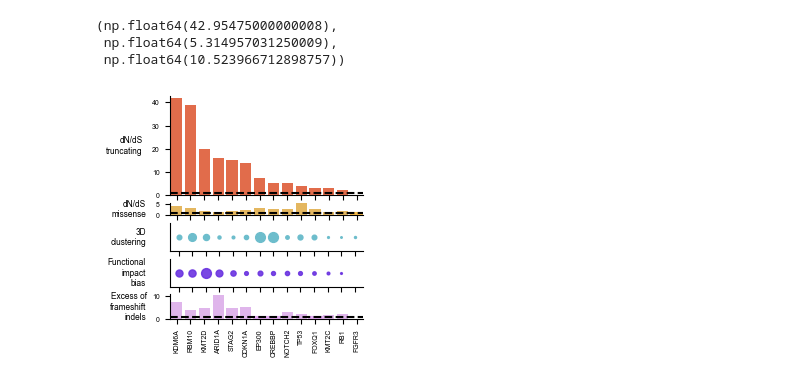
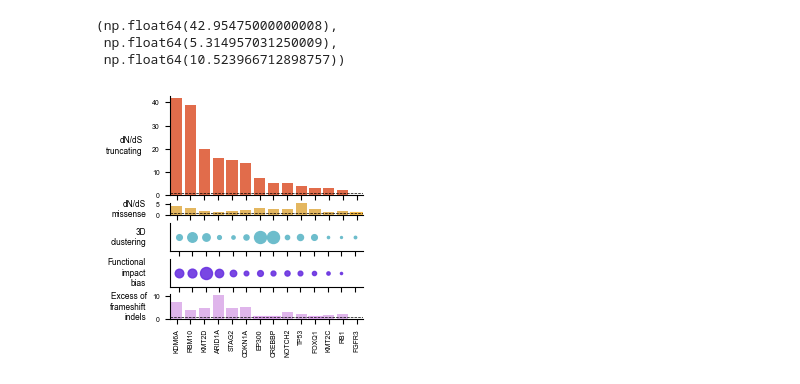
Before and after one commit to bbglab/normal_bladder_paper, a Jupyter notebook: extended/extended4/ExtendedFig4b_summarycohort.ipynb, the cells around one changed output. Drawn from its saved outputs; the diff is of its cells as text; code cells hidden in the pictures.

```diff
--- a/extended/extended4/ExtendedFig4b_summarycohort.ipynb
+++ b/extended/extended4/ExtendedFig4b_summarycohort.ipynb
@@ -293,7 +293,7 @@ ax1.set_ylabel('dN/dS\ntruncating', rotation = 0, labelpad=7, verticalalignment
 # ax1.set_yticklabels([0,10,20,30,40,50])
 # ax1.set_yticklabels([0,5,10,15, 20, 25, 30, 35])
 ax1.set_xticklabels([])  # Hide x-axis labels on the middle plot
-ax1.axhline(1, color='black', linestyle='--')
+ax1.axhline(1, color='black', linestyle='--', linewidth = 0.5)
 ax1.set_ylim(0, max_trunc)
 
 # Remove top and right spines
@@ -343,7 +343,7 @@ ax2.set_ylabel('dN/dS\nmissense', rotation = 0, labelpad=7, verticalalignment =
 ax2.set_ylim(0, max_mis), max_indels
 
 ax2.set_xticklabels([])  # Hide x-axis labels on the upper plot
-ax2.axhline(1, color='black', linestyle='--')
+ax2.axhline(1, color='black', linestyle='--', linewidth = 0.5)
 # Remove top and right spines
 ax2.spines['top'].set_visible(False)
 ax2.spines['right'].set_visible(False)
@@ -361,7 +361,7 @@ for j, gene in enumerate(gene_order):
         pvalue = df.loc[df['GENE'] == gene, 'pvalue'].values[0]
         color = metrics_colors_dictionary[name_metric] if pvalue < pvalue_thres else 'none'
         edgecolor = metrics_colors_dictionary[name_metric]
-        size = value * 10  # Scale size for better visualization
+        size = value * 15  # Scale size for better visualization
         ax4.scatter(j, 0, s=size, color=color, edgecolors=edgecolor, alpha=1,)
         # ax3.text(j, i, f'{value_original:.2f}', ha='center', va='center', fontsize=8, color='black')
     except:
@@ -397,7 +397,7 @@ for j, gene in enumerate(gene_order):
         pvalue = df.loc[df['GENE'] == gene, 'pvalue'].values[0]
         color = metrics_colors_dictionary[name_metric] if pvalue < pvalue_thres else 'none'
         edgecolor = metrics_colors_dictionary[name_metric]
-        size = value * 10  # Scale size for better visualization
+        size = value * 15  # Scale size for better visualization
         ax0.scatter(j, 0, s=size, color=color, edgecolors=edgecolor, alpha=0.9)
         # ax3.text(j, i, f'{value_original:.2f}', ha='center', va='center', fontsize=8, color='black')
     except:
@@ -435,32 +435,32 @@ sns.barplot(data=indels_panel_df_notsig, x='GENE', y='Indels_score',
             color = metrics_colors_dictionary["frameshift"])
 
 
 # Plot the second bar plot in the middle subplot
 sns.barplot(data=indels_panel_df_sig, x='GENE', y='Indels_score',
             ax=ax3, alpha=1,
             legend = False,
             order = gene_order,
             color = metrics_colors_dictionary["frameshift"],
             edgecolor = None
            )
 
 ax3.set_xlabel('')
 ax3.set_ylabel('Excess of\nframeshift\nindels', rotation = 0, #labelpad=15,
                verticalalignment = 'center',
                horizontalalignment = 'right')
 ax3.set_xticks(range(len(gene_order)))
 ax3.set_xticklabels(gene_order,  rotation=90)
 # ax3.set_yticks([0,3,6,9])
 # ax3.set_yticklabels([0,3,6,9])
 ax3.set_ylim(0, max_indels)
-ax3.axhline(1, color='black', linestyle='--')
+ax3.axhline(1, color='black', linestyle='--', linewidth = 0.5)
 
 # Remove top and right spines
 ax3.spines['top'].set_visible(False)
 ax3.spines['right'].set_visible(False)
 
 fig.savefig(f"{plots_dir}/ExtFig4b.{sampleee}.pdf", bbox_inches='tight', dpi = 300)
 
 plt.show()
 # %% [output]
-[figure, old version]
+[figure, new version]
```
Also changed, not shown: 3 other files.
